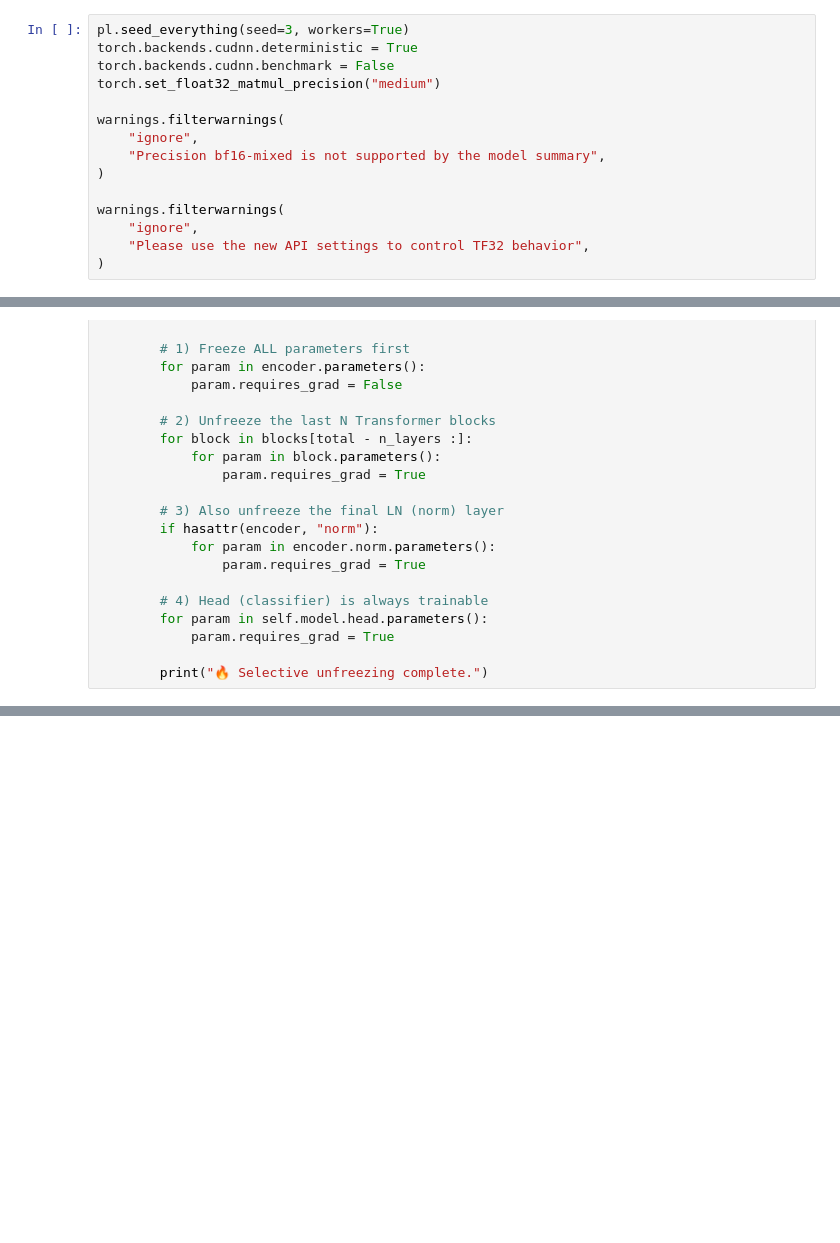
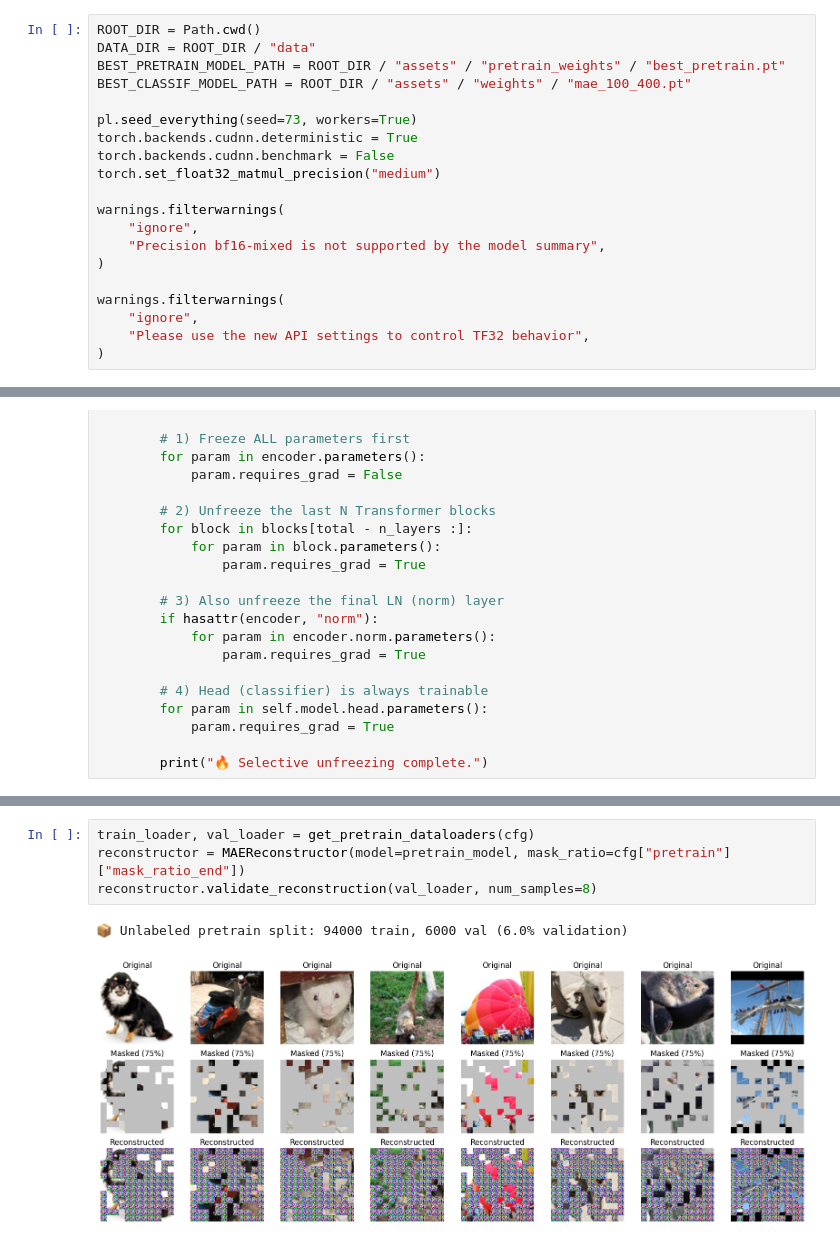
Before and after one commit to giolucasd/ssrl-vit-mae-jepa, a Jupyter notebook: notebook.ipynb, the cells around one changed output, grey strips where cells are left out. Saved outputs shown, nothing was run; the diff lists cells and outputs as text; blank space fills up the shorter version.

```diff
--- a/notebook.ipynb
+++ b/notebook.ipynb
@@ -17,5 +58,10 @@ from torch.optim.lr_scheduler import LambdaLR
 # %%
-pl.seed_everything(seed=3, workers=True)
+ROOT_DIR = Path.cwd()
+DATA_DIR = ROOT_DIR / "data"
+BEST_PRETRAIN_MODEL_PATH = ROOT_DIR / "assets" / "pretrain_weights" / "best_pretrain.pt"
+BEST_CLASSIF_MODEL_PATH = ROOT_DIR / "assets" / "weights" / "mae_100_400.pt"
+
+pl.seed_everything(seed=73, workers=True)
 torch.backends.cudnn.deterministic = True
 torch.backends.cudnn.benchmark = False
 torch.set_float32_matmul_precision("medium")
@@ -386,0 +1031,7 @@ class ViTClassifierTrainModule(pl.LightningModule):
+# %%
+train_loader, val_loader = get_pretrain_dataloaders(cfg)
+reconstructor = MAEReconstructor(model=pretrain_model, mask_ratio=cfg["pretrain"]["mask_ratio_end"])
+reconstructor.validate_reconstruction(val_loader, num_samples=8)
+# %% [output]
+📦 Unlabeled pretrain split: 94000 train, 6000 val (6.0% validation)
+[figure, added]
```
Also changed, not shown: parts of 21 cells of this notebook.
